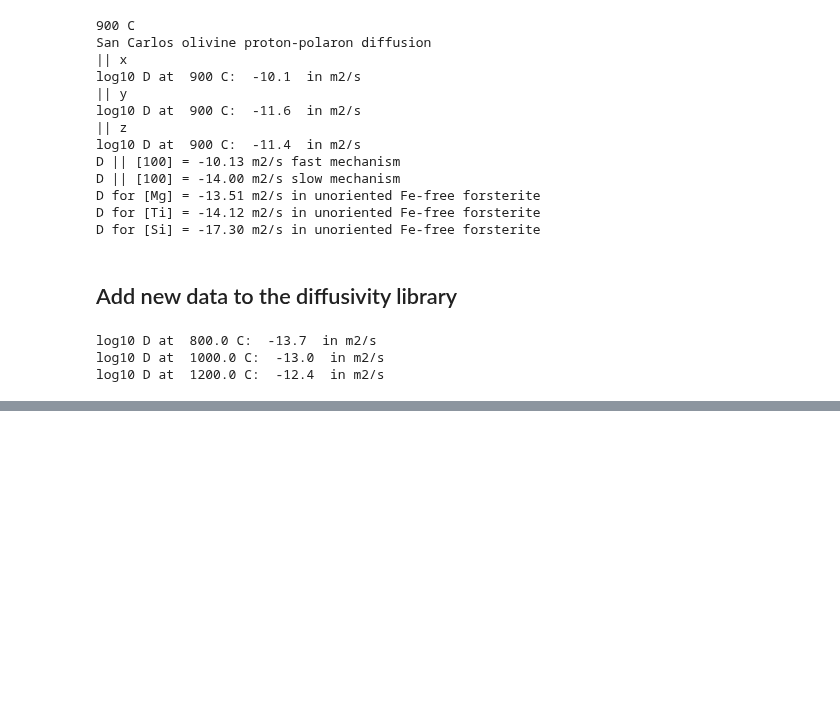
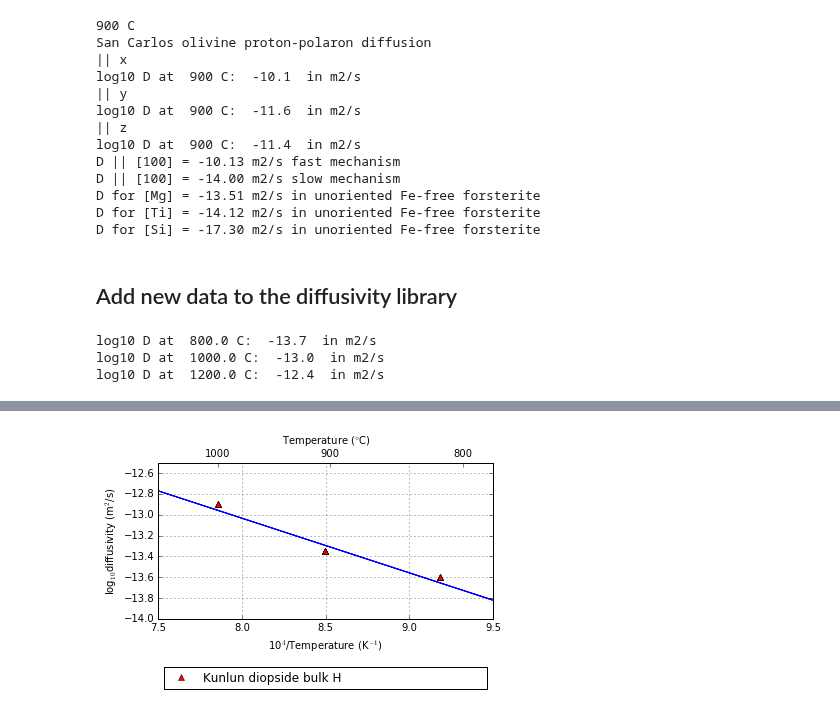
Before and after one commit to EFerriss/Pynams, a Jupyter notebook: EXAMPLES.ipynb, the cells around one changed output, grey strips where cells are left out. Drawn from its saved outputs; the diff is of its cells as text; code cells hidden in the pictures; blank space fills up the shorter version.

```diff
--- a/EXAMPLES.ipynb
+++ b/EXAMPLES.ipynb
@@ -362,0 +372,6 @@ log10 D at  1200.0 C:  -12.4  in m2/s
+# %%
+fig, ax, legend_handle = arrhenius.Arrhenius_outline(make_legend=True, top=-12.5, bottom=-14, high=9.5, low=7.5)
+my_new_diffusion_data.plotD(axes=ax, extrapolate_line=True, style=styles.style_points1, legend_add=True,
+                           legend_handle=legend_handle, lower_legend_by=-0.4)
+# %% [output]
+[figure, added]
```
Also changed, not shown: parts of 6 cells of this notebook, 2 other files.
